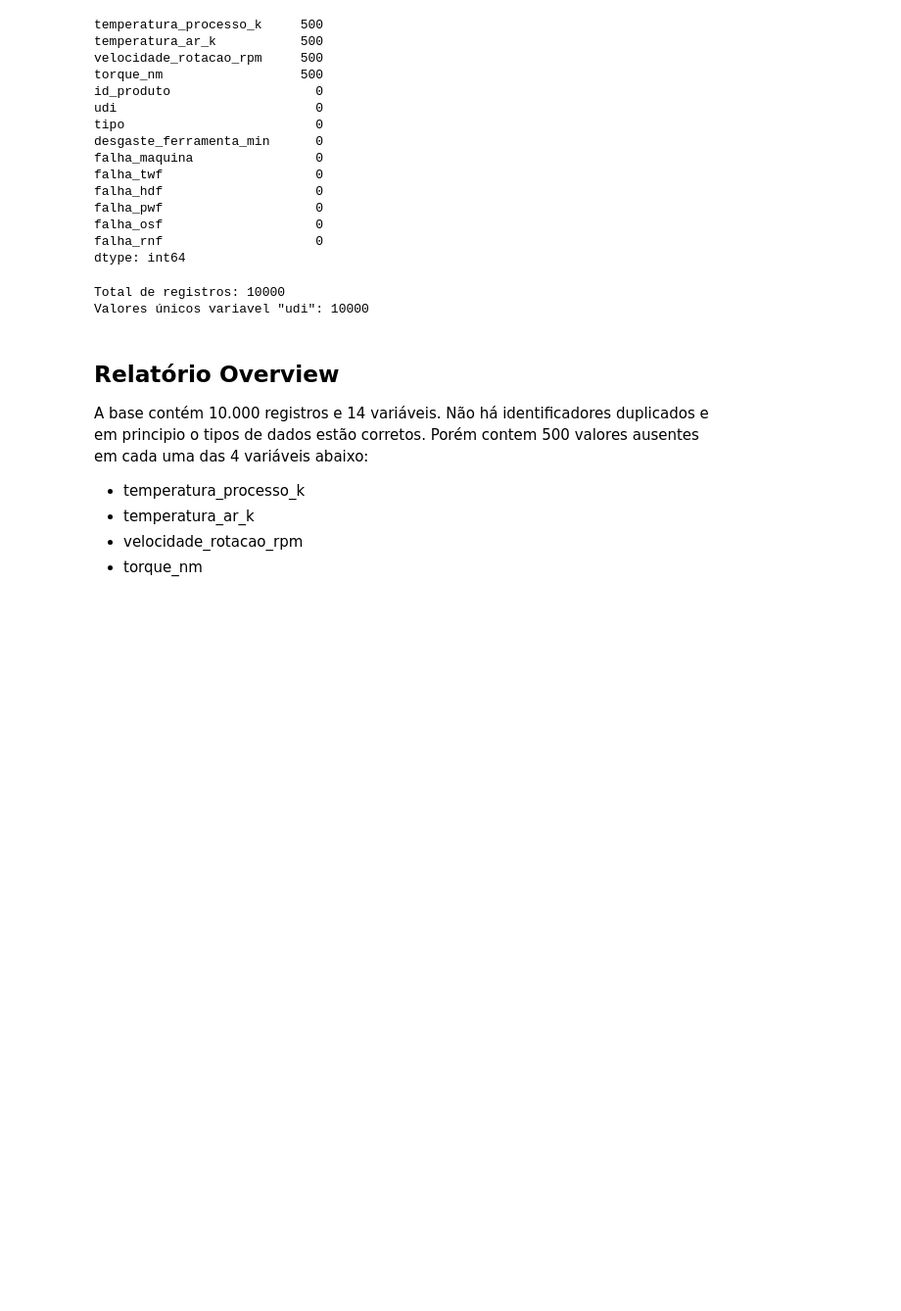
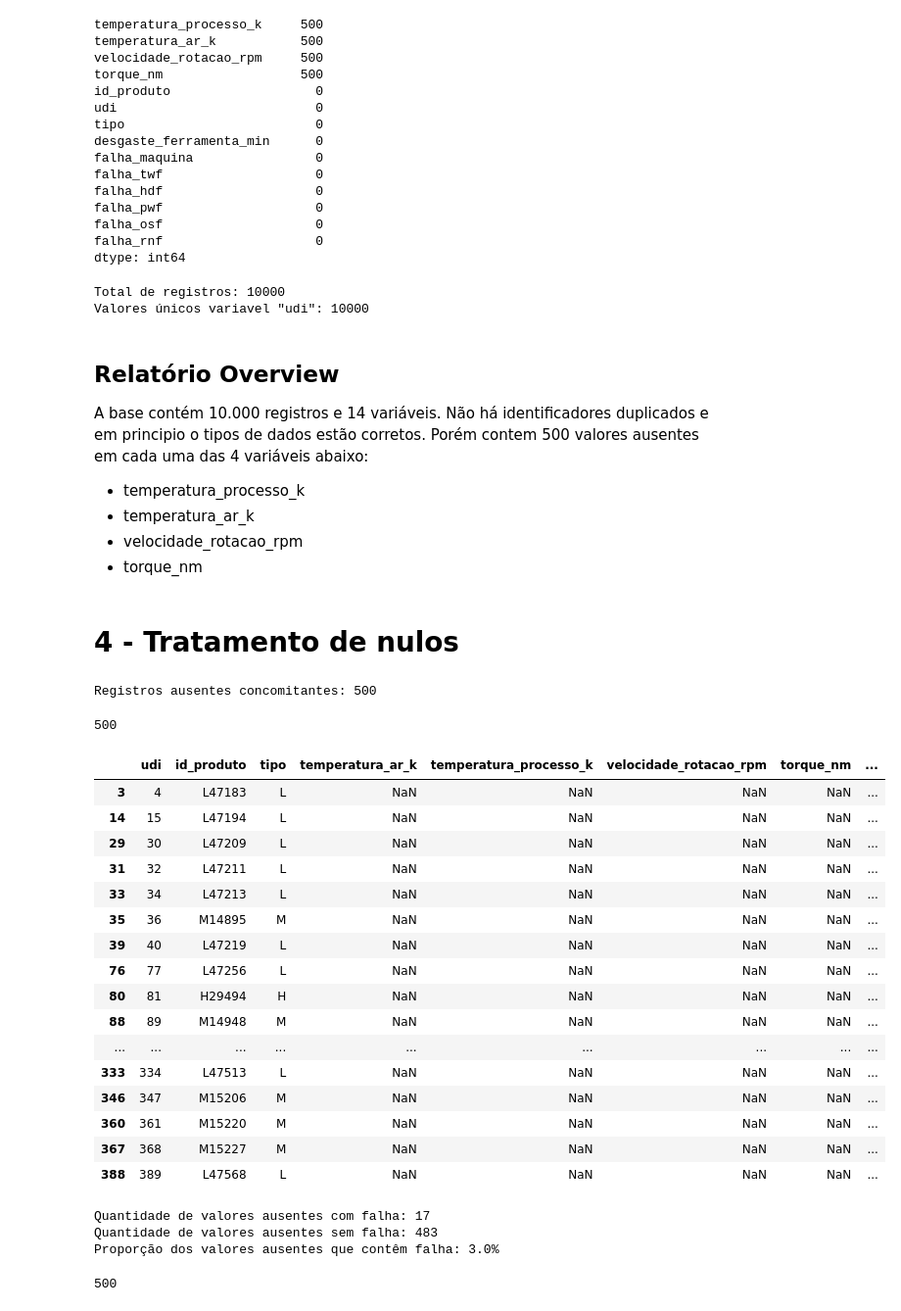
Before and after one commit to JeanKahlilR/Antecipa_Pro-Linha, a Jupyter notebook: notebooks/sanitização_Raw-Silver.ipynb, the cells around one changed output. Shown at 98% size. Saved outputs shown, nothing was run; the diff lists cells and outputs as text; code cells hidden in the pictures; blank space fills up the shorter version.

```diff
--- a/notebooks/sanitização_Raw-Silver.ipynb
+++ b/notebooks/sanitização_Raw-Silver.ipynb
@@ -136,3 +136,57 @@ A base contém 10.000 registros e 14 variáveis. Não há identificadores duplic
 - temperatura_ar_k
 - velocidade_rotacao_rpm
 - torque_nm
+# %% [markdown]
+# 4 - Tratamento de nulos
+# %%
+# Verificando quantidade de registros em que as colunas possuem nulo ao mesmo tempo, caso resultado seja 500
+# significa que são sempre ao mesmo tempo
+colunas = ['temperatura_ar_k', 'temperatura_processo_k', 'velocidade_rotacao_rpm', 'torque_nm']
+
+print(f'Registros ausentes concomitantes: {df[colunas].isna().all(axis=1).sum()}')
+# %% [output]
+Registros ausentes concomitantes: 500
+# %%
+# Criando um df dos nulos
+df_nulos = df[df['temperatura_ar_k'].isnull()]
+len(df_nulos)
+# %% [output]
+500
+# %%
+# Primeiras 30 linhas com valores nulos
+df_nulos.head(30)
+# %% [output]
+|  | udi | id_produto | tipo | temperatura_ar_k | temperatura_processo_k | velocidade_rotacao_rpm | torque_nm | ... |
+| 3 | 4 | L47183 | L | NaN | NaN | NaN | NaN | ... |
+| 14 | 15 | L47194 | L | NaN | NaN | NaN | NaN | ... |
+| 29 | 30 | L47209 | L | NaN | NaN | NaN | NaN | ... |
+| 31 | 32 | L47211 | L | NaN | NaN | NaN | NaN | ... |
+| 33 | 34 | L47213 | L | NaN | NaN | NaN | NaN | ... |
+| 35 | 36 | M14895 | M | NaN | NaN | NaN | NaN | ... |
+| 39 | 40 | L47219 | L | NaN | NaN | NaN | NaN | ... |
+| 76 | 77 | L47256 | L | NaN | NaN | NaN | NaN | ... |
+| 80 | 81 | H29494 | H | NaN | NaN | NaN | NaN | ... |
+| 88 | 89 | M14948 | M | NaN | NaN | NaN | NaN | ... |
+| ... | ... | ... | ... | ... | ... | ... | ... | ... |
+| 333 | 334 | L47513 | L | NaN | NaN | NaN | NaN | ... |
+| 346 | 347 | M15206 | M | NaN | NaN | NaN | NaN | ... |
+| 360 | 361 | M15220 | M | NaN | NaN | NaN | NaN | ... |
+| 367 | 368 | M15227 | M | NaN | NaN | NaN | NaN | ... |
+| 388 | 389 | L47568 | L | NaN | NaN | NaN | NaN | ... |
+# %%
+# Verificando quantos valores ausente contêm ou não falhas
+
+falha = len(df_nulos[df_nulos['falha_maquina'] == 1])
+sem_falha = len(df_nulos[df_nulos['falha_maquina'] == 0])
+
+print(f'Quantidade de valores ausentes com falha: {falha}')
+print(f'Quantidade de valores ausentes sem falha: {sem_falha}')
+print(f'Proporção dos valores ausentes que contêm falha: {round(falha/500, 2) * 100}% ')
+# %% [output]
+Quantidade de valores ausentes com falha: 17
+Quantidade de valores ausentes sem falha: 483
+Proporção dos valores ausentes que contêm falha: 3.0%
+# %%
+len(df[df['temperatura_ar_k'].isnull() & df['temperatura_processo_k'].isnull() & df['velocidade_rotacao_rpm'].isnull() & df['torque_nm'].isnull()])
+# %% [output]
+500
```
Also changed, not shown: parts of 3 cells of this notebook.
